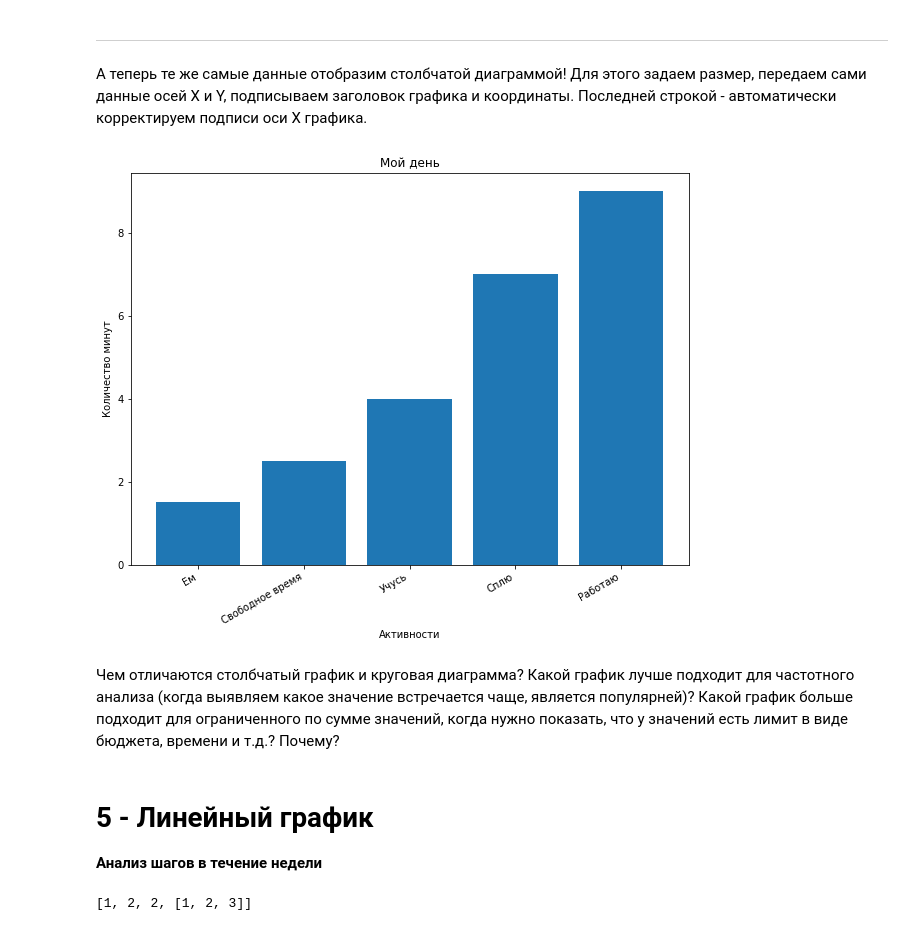
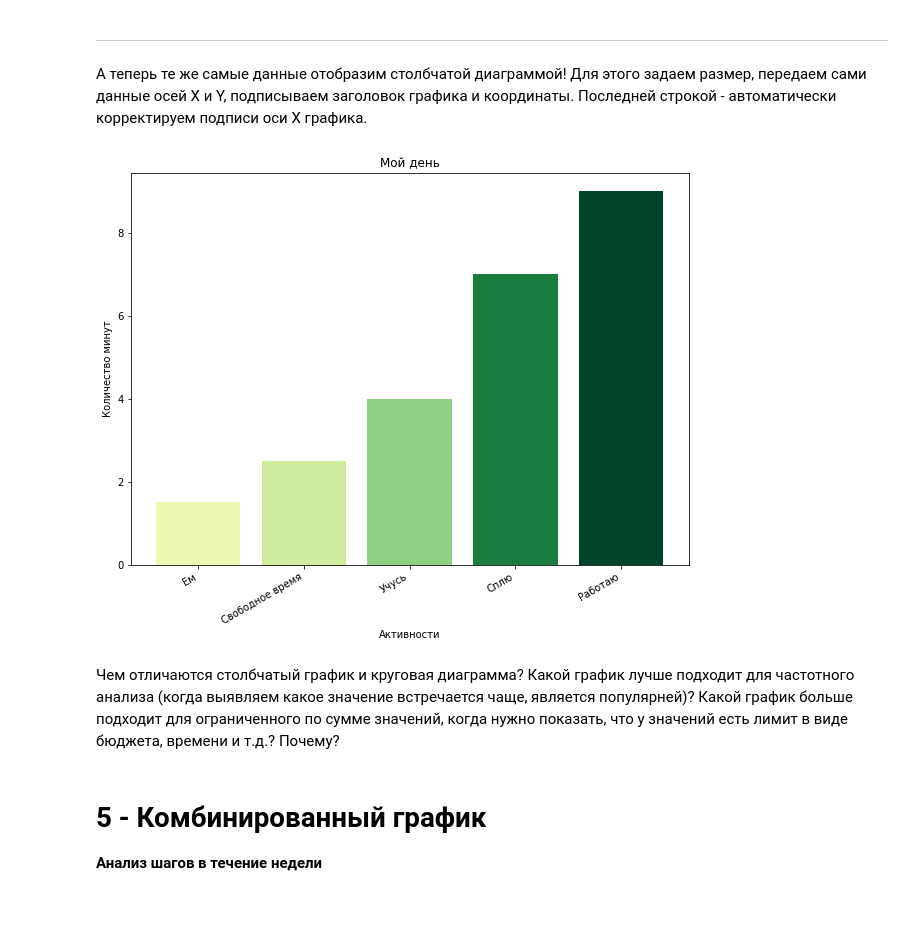
Before and after one commit to AlexanderNik2020/data_analysis_and_visualization, a Jupyter notebook: task1/task1.ipynb, the cells around one changed output. Saved outputs shown, nothing was run; the diff lists cells and outputs as text; code cells hidden in the pictures.

```diff
--- a/task1/task1.ipynb
+++ b/task1/task1.ipynb
@@ -134,18 +132,19 @@ _____
 А теперь те же самые данные отобразим столбчатой диаграммой! Для этого задаем размер, передаем сами данные осей X и Y, подписываем заголовок графика и координаты. Последней строкой - автоматически корректируем подписи оси X графика.
 # %%
 my_day, doies = zip(*sorted(zip(my_day, doies)))
+cmap = plt.get_cmap('YlGn')
 # %%
 plt.figure(figsize=(10,8))
-plt.bar(doies, my_day)
+plt.bar(doies, my_day, color = [cmap(i/max(my_day)) for i in my_day])
 plt.title('Мой день')
 plt.xlabel('Активности')
 plt.ylabel('Количество минут')
 plt.gcf().autofmt_xdate()
 # %% [output]
-[figure, old version]
+[figure, new version]
 # %% [markdown]
 Чем отличаются столбчатый график и круговая диаграмма? Какой график лучше подходит для частотного анализа (когда выявляем какое значение встречается чаще, является популярней)? Какой график больше подходит для ограниченного по сумме значений, когда нужно показать, что у значений есть лимит в виде бюджета, времени и т.д.? Почему?
 # %% [markdown]
-# **5 - Линейный график**
+# **5 - Комбинированный график**
 **Анализ шагов в течение недели**
 # %%
@@ -161,6 +156,0 @@ for i in range(0, len(mark)):
-# %%
-date_2.extend([1,2,2])
-date_2.append([1,2,3])
-date_2
-# %% [output]
-[1, 2, 2, [1, 2, 3]]
```
Also changed, not shown: parts of 17 cells of this notebook.
